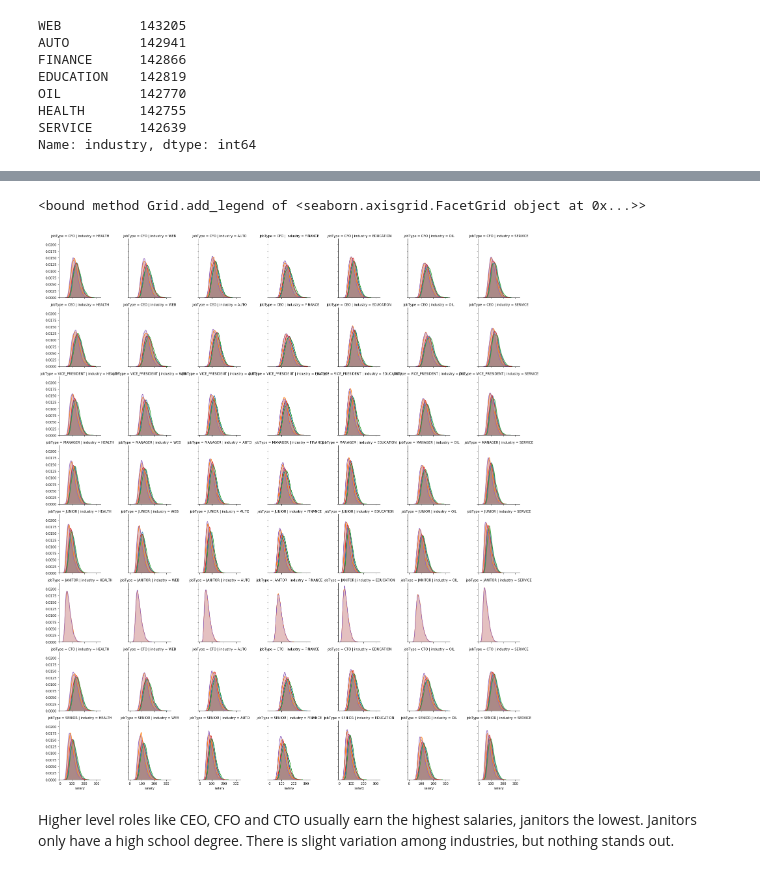
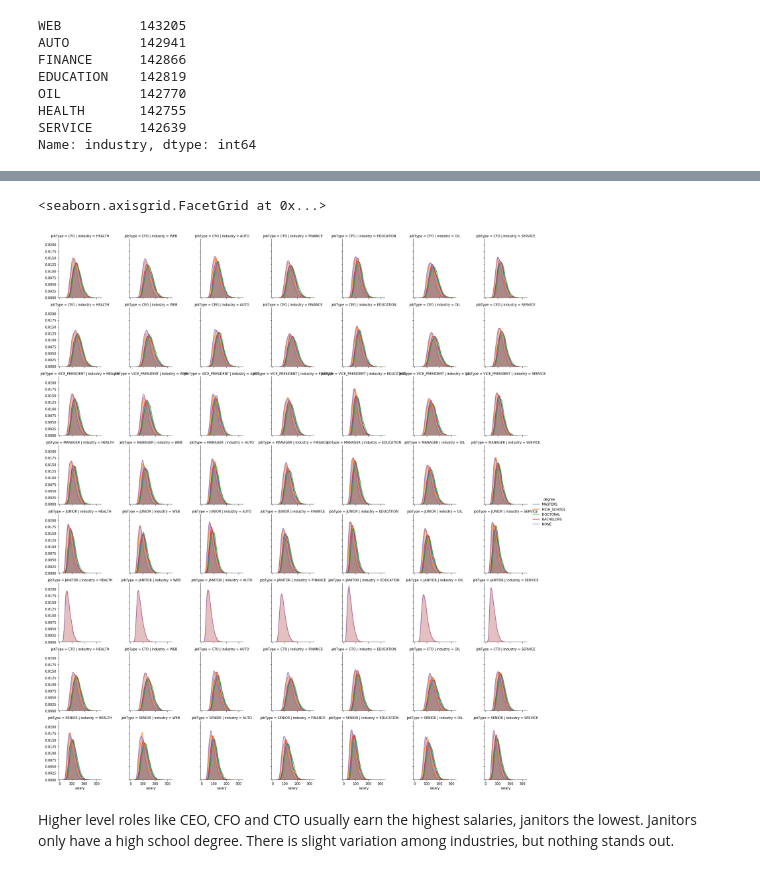
Before and after one commit to albert-ntiri/salary_prediction_project, a Jupyter notebook: Salary Prediction Notebook.ipynb, the cells around one changed output, grey strips where cells are left out. Saved outputs shown, nothing was run; the diff lists cells and outputs as text; code cells hidden in the pictures.

```diff
--- a/Salary Prediction Notebook.ipynb
+++ b/Salary Prediction Notebook.ipynb
@@ -204,11 +205,11 @@ sample_train.plot.scatter('yearsExperience', 'salary')
 # %%
 # Explore categorical variables using seaborn's FacetGrid
 g = sns.FacetGrid(train_full, col='industry', row='jobType', hue='degree')
 g.map(sns.kdeplot, 'salary', shade=True)
-g.add_legend
+g.add_legend()
 # %% [output]
-<bound method Grid.add_legend of <seaborn.axisgrid.FacetGrid object at 0x...>>
+<seaborn.axisgrid.FacetGrid at 0x...>
-[figure, old version]
+[figure, new version]
 # %% [markdown]
 Higher level roles like CEO, CFO and CTO usually earn the highest salaries, janitors the lowest.  Janitors only have a high school degree.  There is slight variation among industries, but nothing stands out.
 # %% [markdown]
```
Also changed, not shown: parts of 6 cells of this notebook.
